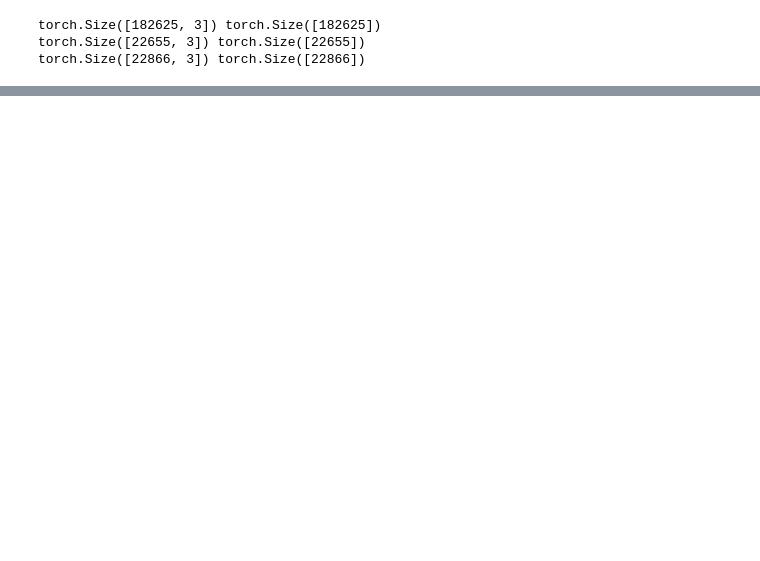
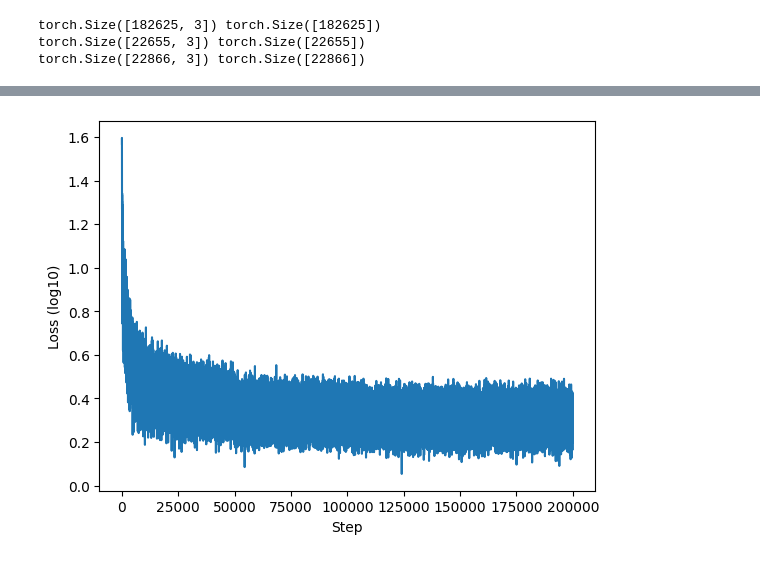
Before and after one commit to dengqiaoyu/nn_ZtoH, a Jupyter notebook: makemore_2_joey/build_makemore_mlp.ipynb, the cells around one changed output, grey strips where cells are left out. Cells and saved outputs as stored; diff of their text form; code cells hidden in the pictures; blank space fills up the shorter version.

Commit message:
implemented makemore part3:  MLP and batchnorm.

```diff
--- a/makemore_2_joey/build_makemore_mlp.ipynb
+++ b/makemore_2_joey/build_makemore_mlp.ipynb
@@ -785,0 +786,80 @@ lauki.
+# %%
+# Add direct connection from the input to the output.
+
+num_neurons: int = 300
+embed_dim: int = 30
+C = torch.randn((char_cnt, embed_dim), generator=g)
+W0 = torch.randn((block_size * embed_dim, char_cnt), generator=g)
+W1 = torch.randn((block_size * embed_dim, num_neurons), generator=g)
+b1 = torch.randn(num_neurons, generator=g)
+W2 = torch.randn((num_neurons, char_cnt), generator=g)
+b2 = torch.randn(char_cnt, generator=g)
+
+C = C.to(device)
+W0 = W0.to(device)
+W1 = W1.to(device)
+b1 = b1.to(device)
+W2 = W2.to(device)
+b2 = b2.to(device)
+
+parameters = [C, W0, W1, b1, W2, b2]
+
+for p in parameters:
+    p.requires_grad = True
+
+print(f"parameters: {sum(p.nelement() for p in parameters)}")
+
+epochs = 200000
+loss = torch.tensor(1000.0)
+mini_batch_size: int = 32
+
+lossi = []
+stepi = []
+
+for epoch in range(epochs):
+    # Mini-batch
+    ix = torch.randint(0, X_train.shape[0], (mini_batch_size,))
+    X_t_mini = X_train[ix]
+    Y_t_mini = Y_train[ix]
+
+    # Forward pass
+    emb = C[X_t_mini]
+    h = torch.tanh(emb.view(-1, block_size * embed_dim) @ W1 + b1)
+    logits = b2 + emb.view(-1, block_size * embed_dim) @ W0 + h @ W2
+    loss = F.cross_entropy(logits, Y_t_mini)
+    if (epoch % 1000) == 0:
+        print(f"Epoch: {epoch}, Loss: {loss.item()}")
+
+    # Backward pass
+    for p in parameters:
+        p.grad = None
+    loss.backward()
+
+    lr = (0.1 if epoch < 50000 else
+          0.05 if epoch < 100000 else
+          0.01)
+
+    # Update the parameters
+    for p in parameters:
+        assert p.grad is not None
+        p.data += -lr * p.grad
+
+    stepi.append(epoch)
+    lossi.append(loss.log10().item())
+
+def calculate_loss_direct(X_t: torch.Tensor, Y_t: torch.Tensor) -> torch.Tensor:
+    emb = C[X_t]
+    h = torch.tanh(emb.view(-1, block_size * embed_dim) @ W1 + b1)
+    # emb.view(-1, block_size * embed_dim) @ W0: Direct connection from
+    # the input to the output.
+    logits = b2 + emb.view(-1, block_size * embed_dim) @ W0 + h @ W2
+    return F.cross_entropy(logits, Y_t)
+
+print(f"Train set loss: {calculate_loss_direct(X_train, Y_train).item()}")
+print(f"Validation set loss: {calculate_loss_direct(X_val, Y_val).item()}")
+print(f"Test set loss: {calculate_loss_direct(X_test, Y_test).item()}")
+
+plt.plot(stepi, lossi)
+plt.xlabel("Step")
+plt.ylabel("Loss (log10)")
+# %% [output]
@@ -785,0 +884 @@ lauki.
+[figure, added]
```
Also changed, not shown: parts of 16 cells of this notebook, 3 other files.
